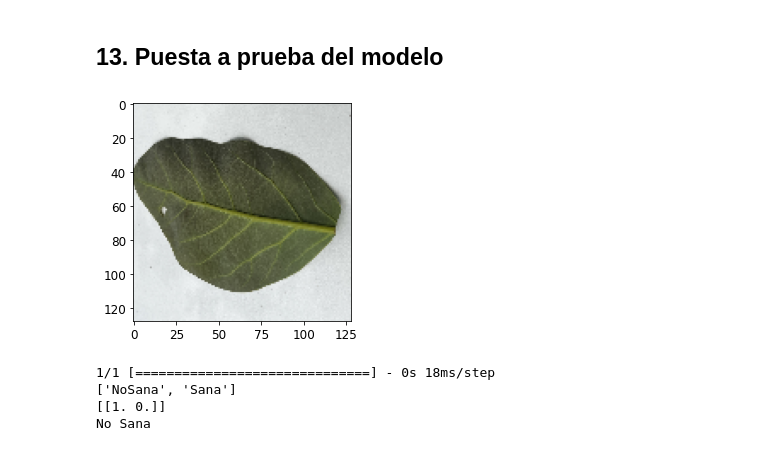
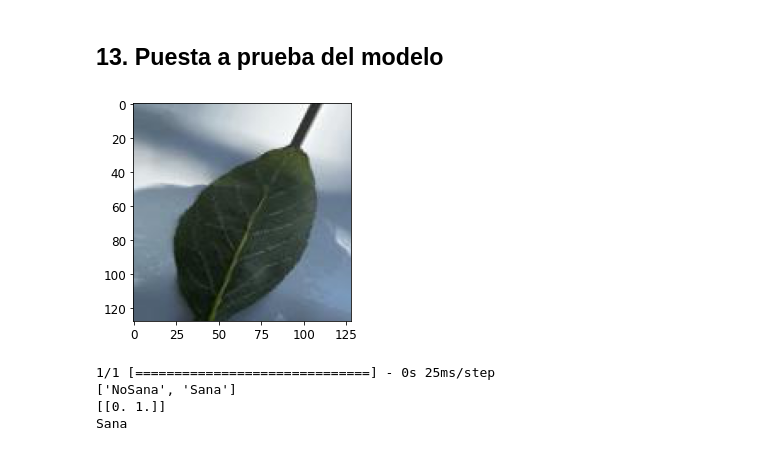
Before and after one commit to cifuentesOmar/clasificacionHojas_Final, a Jupyter notebook: clasificacionPalto.ipynb, the cells around one changed output. Drawn from its saved outputs; the diff is of its cells as text; code cells hidden in the pictures.

```diff
--- a/clasificacionPalto.ipynb
+++ b/clasificacionPalto.ipynb
@@ -364,35 +364,35 @@ array([[9.47427690e-01, 5.25723137e-02],
 # %%
 from tensorflow.keras.preprocessing import image
 
 #6 Hojas SANAS
-#img=image.load_img("FotosCombinadas/Sana/augmented_35_3786006.jpeg",target_size=DEFAULT_IMAGE_SIZE)
+img=image.load_img("FotosCombinadas/Sana/augmented_35_3786006.jpeg",target_size=DEFAULT_IMAGE_SIZE)
 #img=image.load_img("FotosAumentadas/sana/augmented_10_1786905.jpeg",target_size=DEFAULT_IMAGE_SIZE)
 #img=image.load_img("FotosOriginales/Sana/IMG_7912.jpeg",target_size=DEFAULT_IMAGE_SIZE)
 
 
 #6 Hojas NO SANAS
 #img=image.load_img("FotosCombinadas/NoSana/augmented_0_3427922.jpeg",target_size=DEFAULT_IMAGE_SIZE)
 #img=image.load_img("FotosAumentadas/NoSana/augmented_0_8857250.jpeg",target_size=DEFAULT_IMAGE_SIZE)
 #img=image.load_img("FotosOriginales/NoSana/IMG_7917.jpeg",target_size=DEFAULT_IMAGE_SIZE)
 
 plt.imshow(img)
 plt.show()
 
 x=image.img_to_array(img)
 x=np.expand_dims(x,axis=0)
 images=np.vstack([x])
 pred=model.predict(images,batch_size=16)
 print(etiquetas)
 print(pred)
 if pred[0][0]>0.5:
     category="No Sana"
 elif pred[0][1]>0.5:
     category="Sana"
 
 print(category)
 # %% [output]
-[figure, old version]
+[figure, new version]
-1/1 [==============================] - 0s 18ms/step
+1/1 [==============================] - 0s 25ms/step
 ['NoSana', 'Sana']
-[[1. 0.]]
-No Sana
+[[0. 1.]]
+Sana
```
Also changed, not shown: parts of 6 cells of this notebook, 2 other files.
